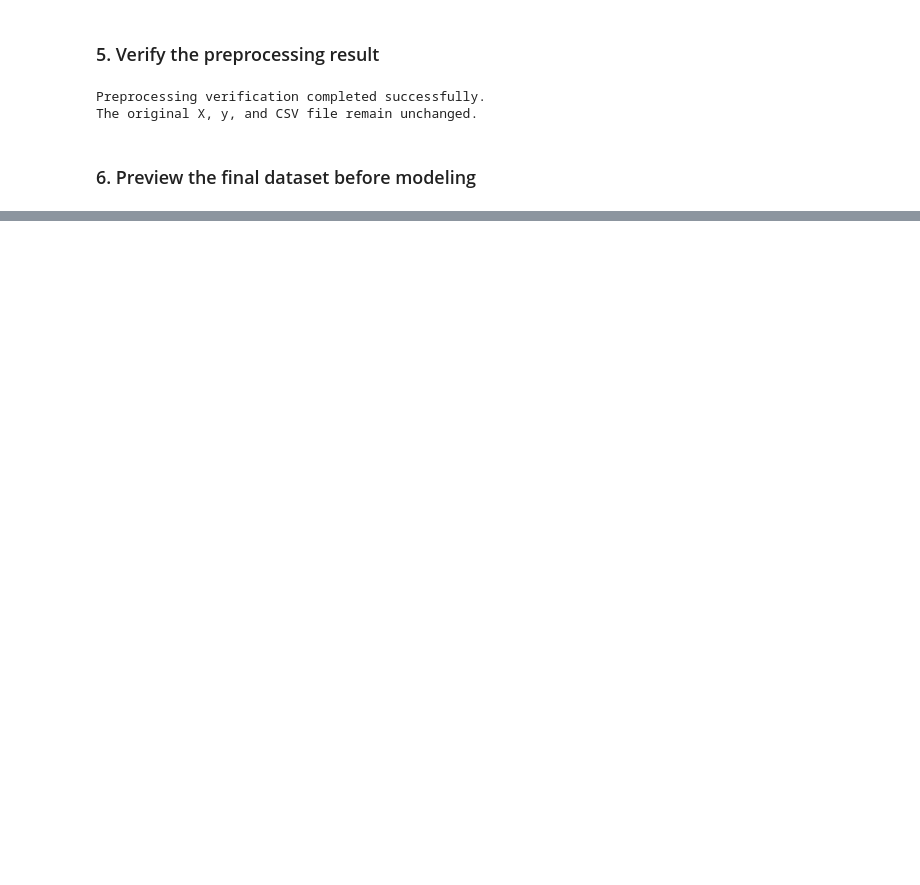
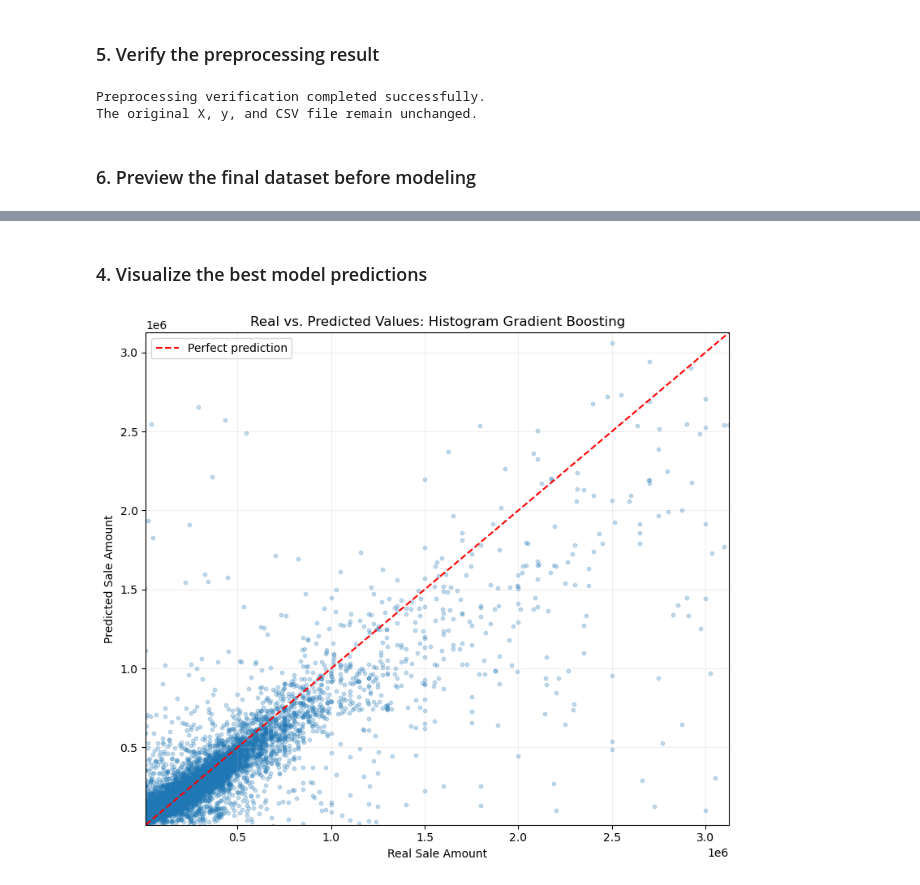
Before and after one commit to SSloan07/ValuingH0M3, a Jupyter notebook: ValuingH0M3.ipynb, the cells around one changed output, grey strips where cells are left out. Saved outputs shown, nothing was run; the diff lists cells and outputs as text; code cells hidden in the pictures; blank space fills up the shorter version.

```diff
--- a/ValuingH0M3.ipynb
+++ b/ValuingH0M3.ipynb
@@ -1218,0 +1356,44 @@ Final number of predictor columns: 30
+# %% [markdown]
+### 4. Visualize the best model predictions
+# %%
+best_model_name = model_results_df.iloc[0]['Model']
+best_predictions = model_predictions[best_model_name]
+
+random_generator = np.random.default_rng(77)
+sample_indices = random_generator.choice(
+    len(y_test_clean),
+    size=min(10_000, len(y_test_clean)),
+    replace=False
+)
+real_sample = y_test_clean.to_numpy()[sample_indices]
+predicted_sample = best_predictions[sample_indices]
+
+lower_limit = min(
+    np.quantile(real_sample, 0.01),
+    np.quantile(predicted_sample, 0.01)
+)
+upper_limit = max(
+    np.quantile(real_sample, 0.99),
+    np.quantile(predicted_sample, 0.99)
+)
+
+plt.figure(figsize=(8, 7))
+plt.scatter(real_sample, predicted_sample, alpha=0.25, s=10)
+plt.plot(
+    [lower_limit, upper_limit],
+    [lower_limit, upper_limit],
+    '--',
+    color='red',
+    label='Perfect prediction'
+)
+plt.xlim(lower_limit, upper_limit)
+plt.ylim(lower_limit, upper_limit)
+plt.xlabel('Real Sale Amount')
+plt.ylabel('Predicted Sale Amount')
+plt.title(f'Real vs. Predicted Values: {best_model_name}')
+plt.legend()
+plt.grid(alpha=0.2)
+plt.tight_layout()
+plt.show()
+# %% [output]
+[figure, added]
```
Also changed, not shown: parts of 12 cells of this notebook.
